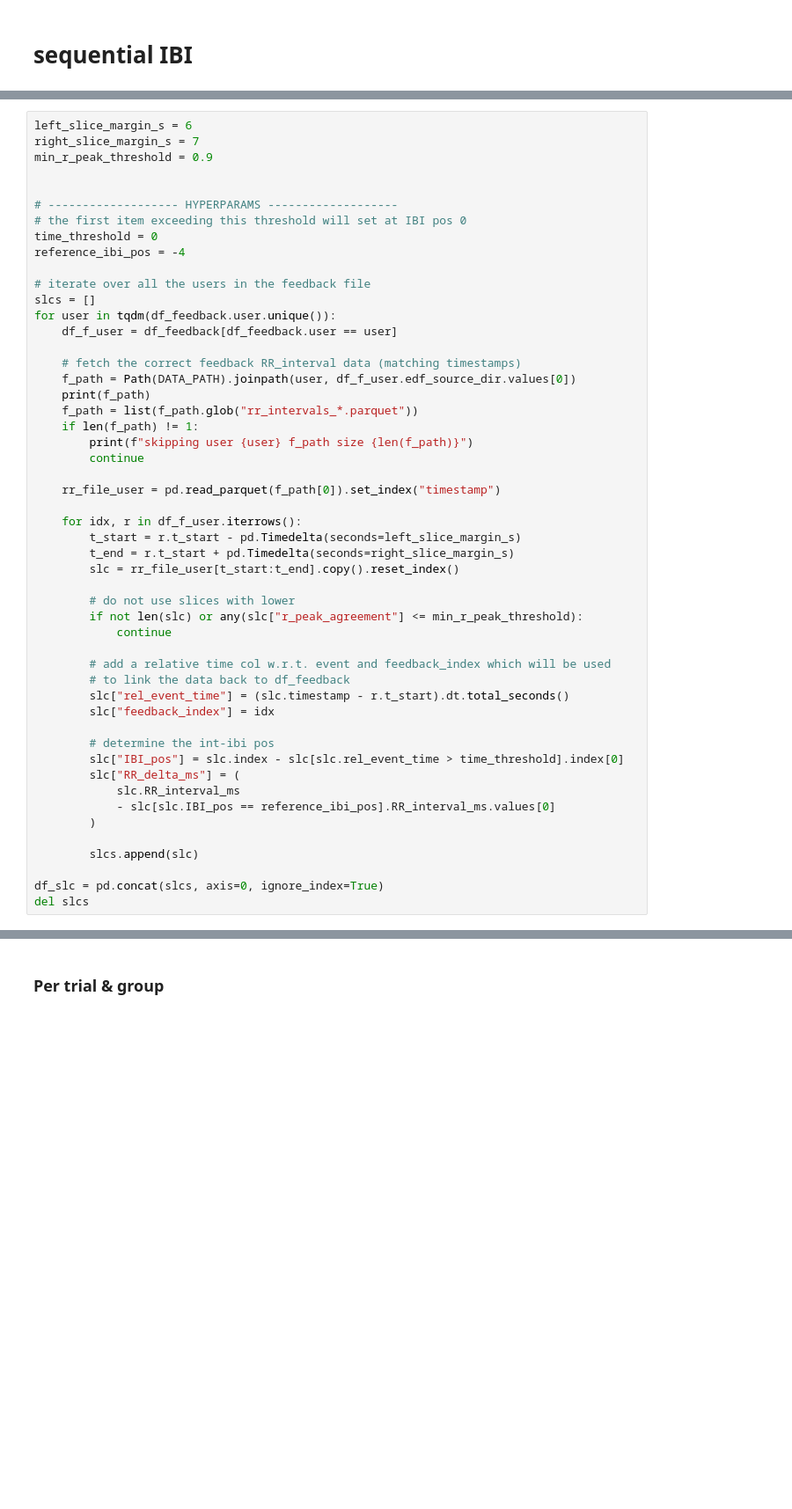
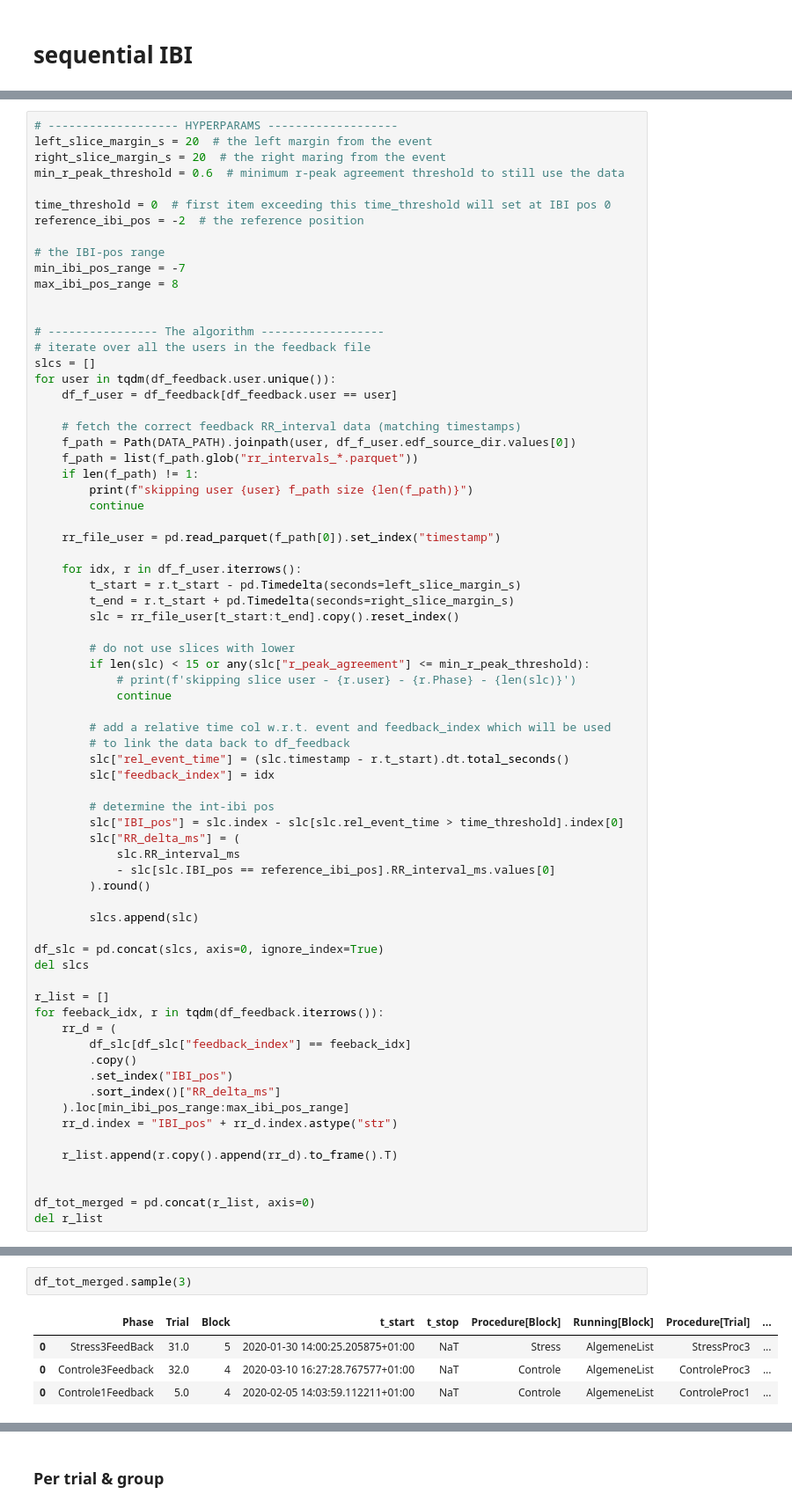
Before and after one commit to mitchelkappen/stress_study_lib_EEGStudy1, a Jupyter notebook: ibi_visualizations.ipynb, the cells around one changed output, grey strips where cells are left out. Shown: that part at 88% size. Drawn from its saved outputs; the diff is of its cells as text; blank space fills up the shorter version.

```diff
--- a/ibi_visualizations.ipynb
+++ b/ibi_visualizations.ipynb
@@ -108,14 +189,18 @@ df_feedback.iloc[:, np.r_[0:4, df_feedback.shape[1] - 6 : df_feedback.shape[1]]]
 # %%
-left_slice_margin_s = 6
-right_slice_margin_s = 7
-min_r_peak_threshold = 0.9
+# ------------------- HYPERPARAMS -------------------
+left_slice_margin_s = 20  # the left margin from the event
+right_slice_margin_s = 20  # the right maring from the event
+min_r_peak_threshold = 0.6  # minimum r-peak agreement threshold to still use the data
+
+time_threshold = 0  # first item exceeding this time_threshold will set at IBI pos 0
+reference_ibi_pos = -2  # the reference position
+
+# the IBI-pos range
+min_ibi_pos_range = -7
+max_ibi_pos_range = 8
 
 
-# ------------------- HYPERPARAMS -------------------
-# the first item exceeding this threshold will set at IBI pos 0
-time_threshold = 0
-reference_ibi_pos = -4
-
+# ---------------- The algorithm ------------------
 # iterate over all the users in the feedback file
 slcs = []
 for user in tqdm(df_feedback.user.unique()):
@@ -123,7 +208,6 @@ for user in tqdm(df_feedback.user.unique()):
 
     # fetch the correct feedback RR_interval data (matching timestamps)
     f_path = Path(DATA_PATH).joinpath(user, df_f_user.edf_source_dir.values[0])
-    print(f_path)
     f_path = list(f_path.glob("rr_intervals_*.parquet"))
     if len(f_path) != 1:
         print(f"skipping user {user} f_path size {len(f_path)}")
@@ -137,7 +221,8 @@ for user in tqdm(df_feedback.user.unique()):
         slc = rr_file_user[t_start:t_end].copy().reset_index()
 
         # do not use slices with lower
-        if not len(slc) or any(slc["r_peak_agreement"] <= min_r_peak_threshold):
+        if len(slc) < 15 or any(slc["r_peak_agreement"] <= min_r_peak_threshold):
+            # print(f'skipping slice user - {r.user} - {r.Phase} - {len(slc)}')
             continue
 
         # add a relative time col w.r.t. event and feedback_index which will be used
@@ -150,10 +235,26 @@ for user in tqdm(df_feedback.user.unique()):
         slc["RR_delta_ms"] = (
             slc.RR_interval_ms
             - slc[slc.IBI_pos == reference_ibi_pos].RR_interval_ms.values[0]
-        )
+        ).round()
 
         slcs.append(slc)
 
 df_slc = pd.concat(slcs, axis=0, ignore_index=True)
 del slcs
+
+r_list = []
+for feeback_idx, r in tqdm(df_feedback.iterrows()):
+    rr_d = (
+        df_slc[df_slc["feedback_index"] == feeback_idx]
+        .copy()
+        .set_index("IBI_pos")
+        .sort_index()["RR_delta_ms"]
+    ).loc[min_ibi_pos_range:max_ibi_pos_range]
+    rr_d.index = "IBI_pos" + rr_d.index.astype("str")
+
+    r_list.append(r.copy().append(rr_d).to_frame().T)
+
+
+df_tot_merged = pd.concat(r_list, axis=0)
+del r_list
 # %% [output]
@@ -176,0 +265,7 @@ D:\Data\EEG_Study_1\uz_study\83\edf_aligned
+# %%
+df_tot_merged.sample(3)
+# %% [output]
+|  | Phase | Trial | Block | t_start | t_stop | Procedure[Block] | Running[Block] | Procedure[Trial] | ... |
+| 0 | Stress3FeedBack | 31.0 | 5 | 2020-01-30 14:00:25.205875+01:00 | NaT | Stress | AlgemeneList | StressProc3 | ... |
+| 0 | Controle3Feedback | 32.0 | 4 | 2020-03-10 16:27:28.767577+01:00 | NaT | Controle | AlgemeneList | ControleProc3 | ... |
+| 0 | Controle1Feedback | 5.0 | 4 | 2020-02-05 14:03:59.112211+01:00 | NaT | Controle | AlgemeneList | ControleProc1 | ... |
```
Also changed, not shown: parts of 20 cells of this notebook, 1 other file.
